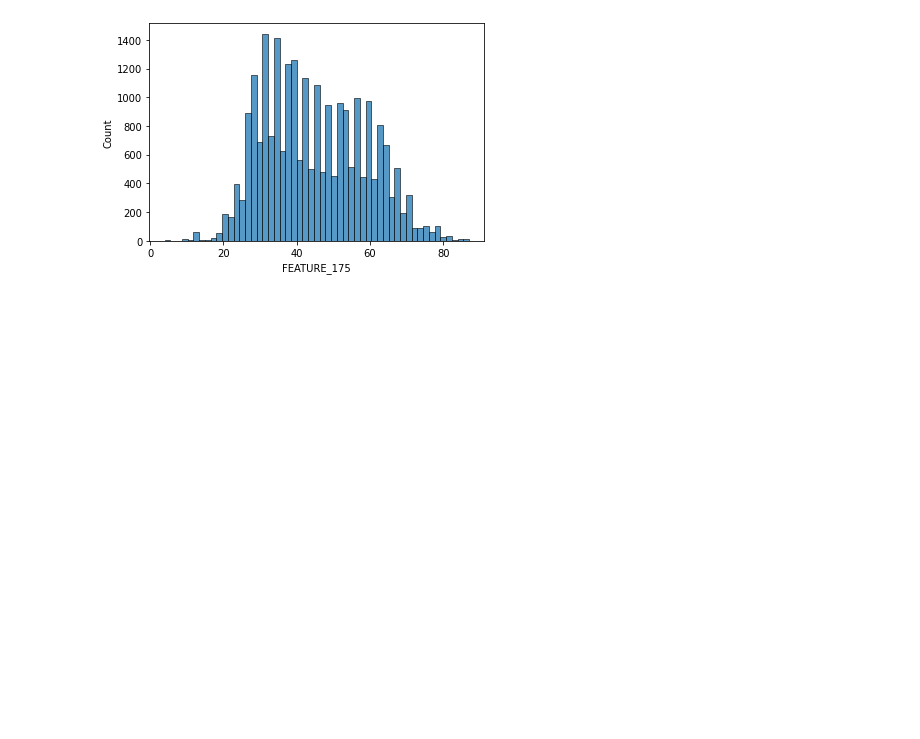
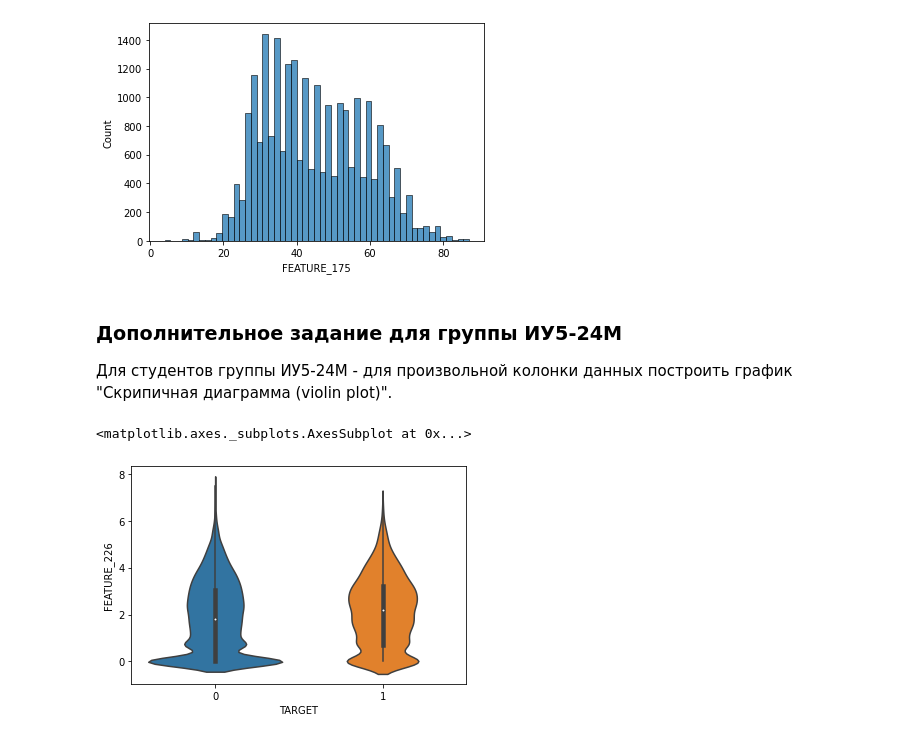
Before and after one commit to Defasium/MMO_rpg, a Jupyter notebook: rk1/RK1.ipynb, the cells around one changed output. Saved outputs shown, nothing was run; the diff lists cells and outputs as text; code cells hidden in the pictures; blank space fills up the shorter version.

```diff
--- a/rk1/RK1.ipynb
+++ b/rk1/RK1.ipynb
@@ -59,3 +59,11 @@ sns.histplot(df[feature])
 # %% [output]
 <matplotlib.axes._subplots.AxesSubplot at 0x...>
 [figure]
+# %% [markdown]
+### Дополнительное задание для группы ИУ5-24М
+Для студентов группы ИУ5-24М - для произвольной колонки данных построить график "Скрипичная диаграмма (violin plot)".
+# %%
+sns.violinplot(df.TARGET, np.log(1+df[df.columns[228]]))
+# %% [output]
+<matplotlib.axes._subplots.AxesSubplot at 0x...>
+[figure, added]
```
Also changed, not shown: 1 other file.
